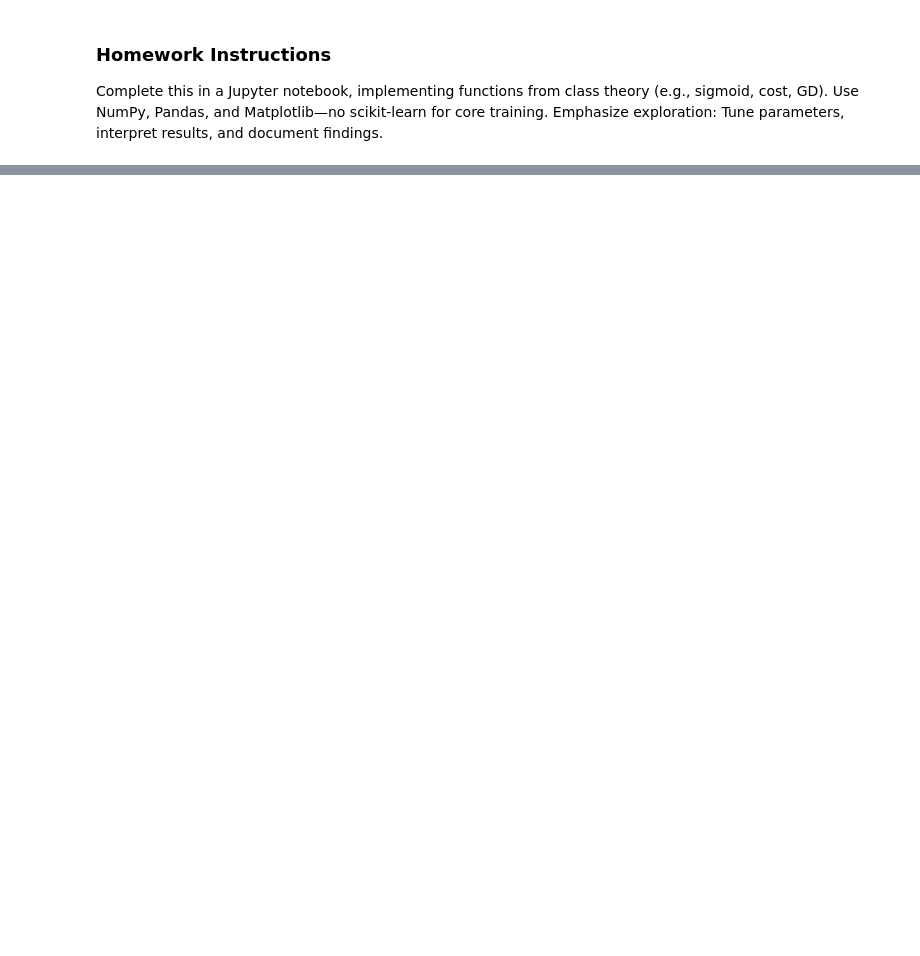
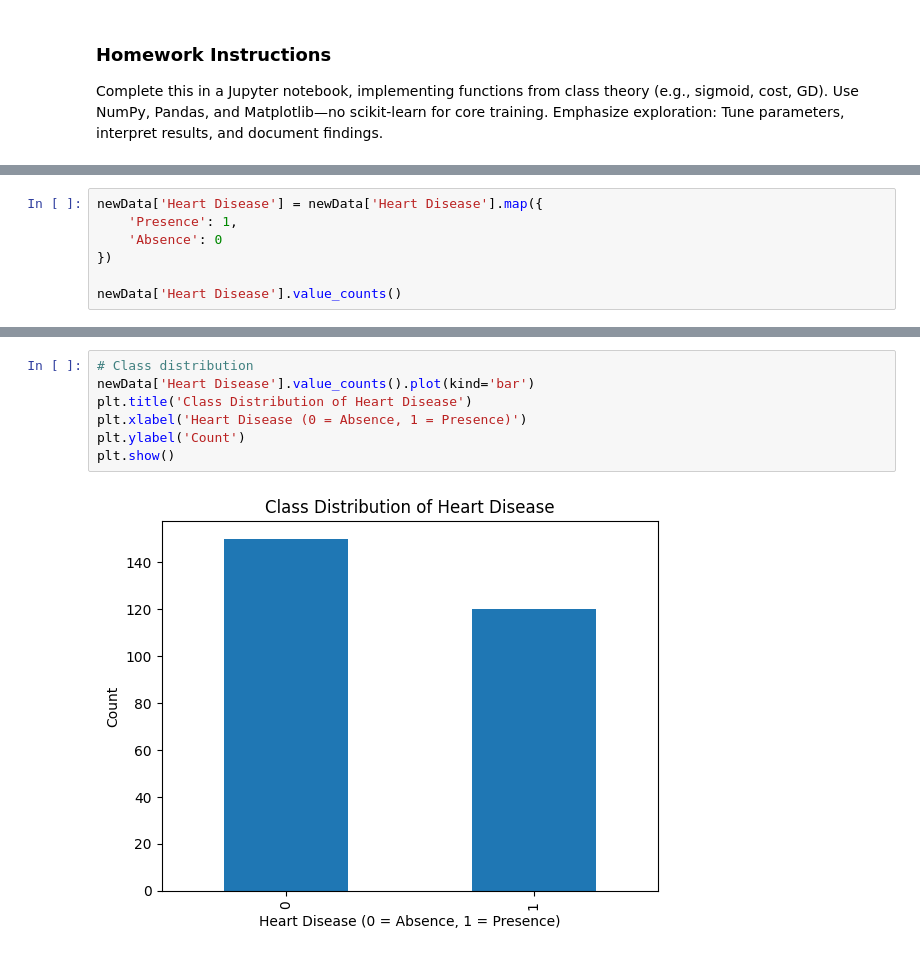
Before and after one commit to JesusJC15/logistic-regression, a Jupyter notebook: heart_disease_lr_analysis.ipynb, the cells around one changed output, grey strips where cells are left out. Cells and saved outputs as stored; diff of their text form; blank space fills up the shorter version.

```diff
--- a/heart_disease_lr_analysis.ipynb
+++ b/heart_disease_lr_analysis.ipynb
@@ -179,0 +34,7 @@ Test set shape: (81, 6)
+# %%
+newData['Heart Disease'] = newData['Heart Disease'].map({
+    'Presence': 1,
+    'Absence': 0
+})
+
+newData['Heart Disease'].value_counts()
@@ -179,0 +82,9 @@ Test set shape: (81, 6)
+# %%
+# Class distribution
+newData['Heart Disease'].value_counts().plot(kind='bar')
+plt.title('Class Distribution of Heart Disease')
+plt.xlabel('Heart Disease (0 = Absence, 1 = Presence)')
+plt.ylabel('Count')
+plt.show()
+# %% [output]
+[figure, added]
```
Also changed, not shown: parts of 68 cells of this notebook, 3 other files.
